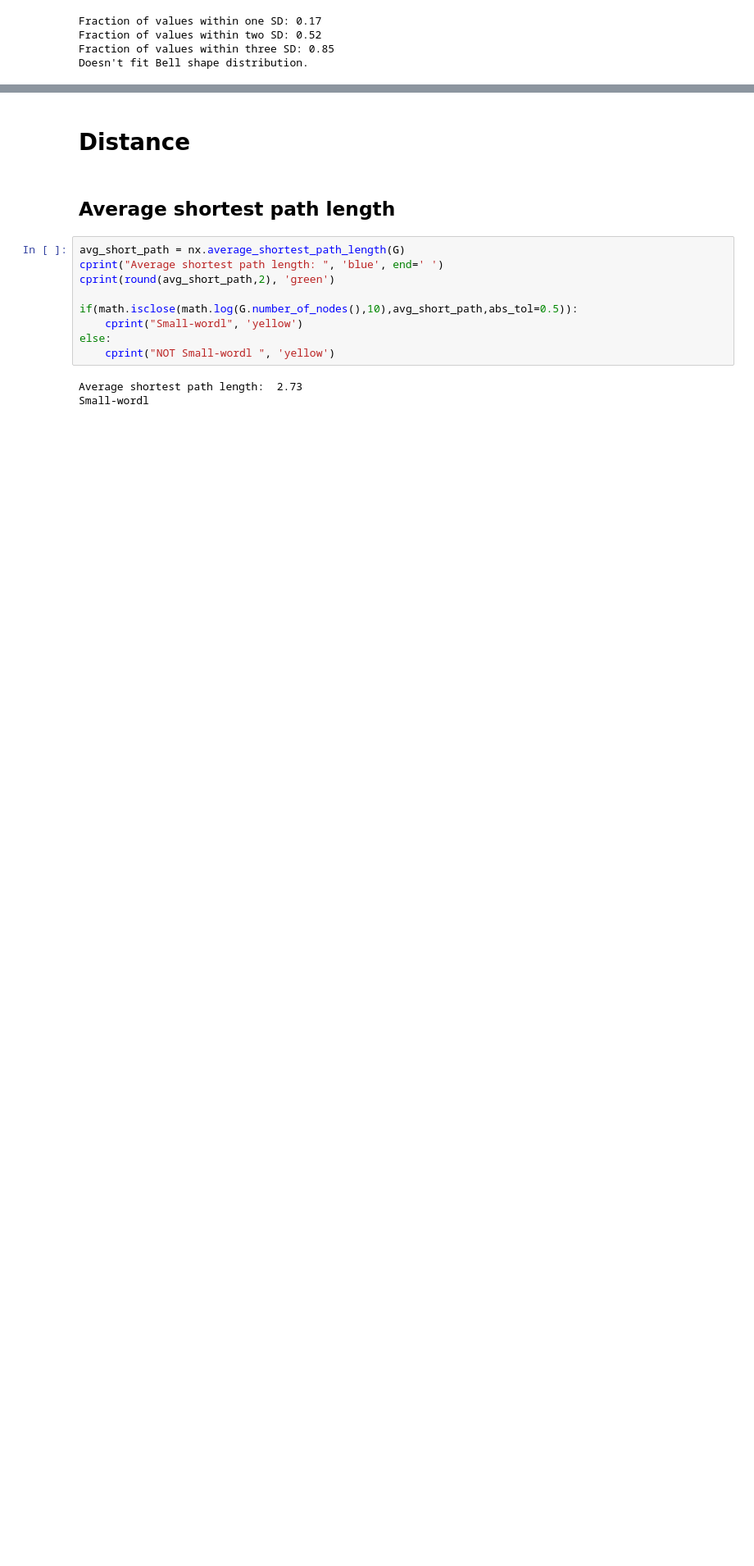
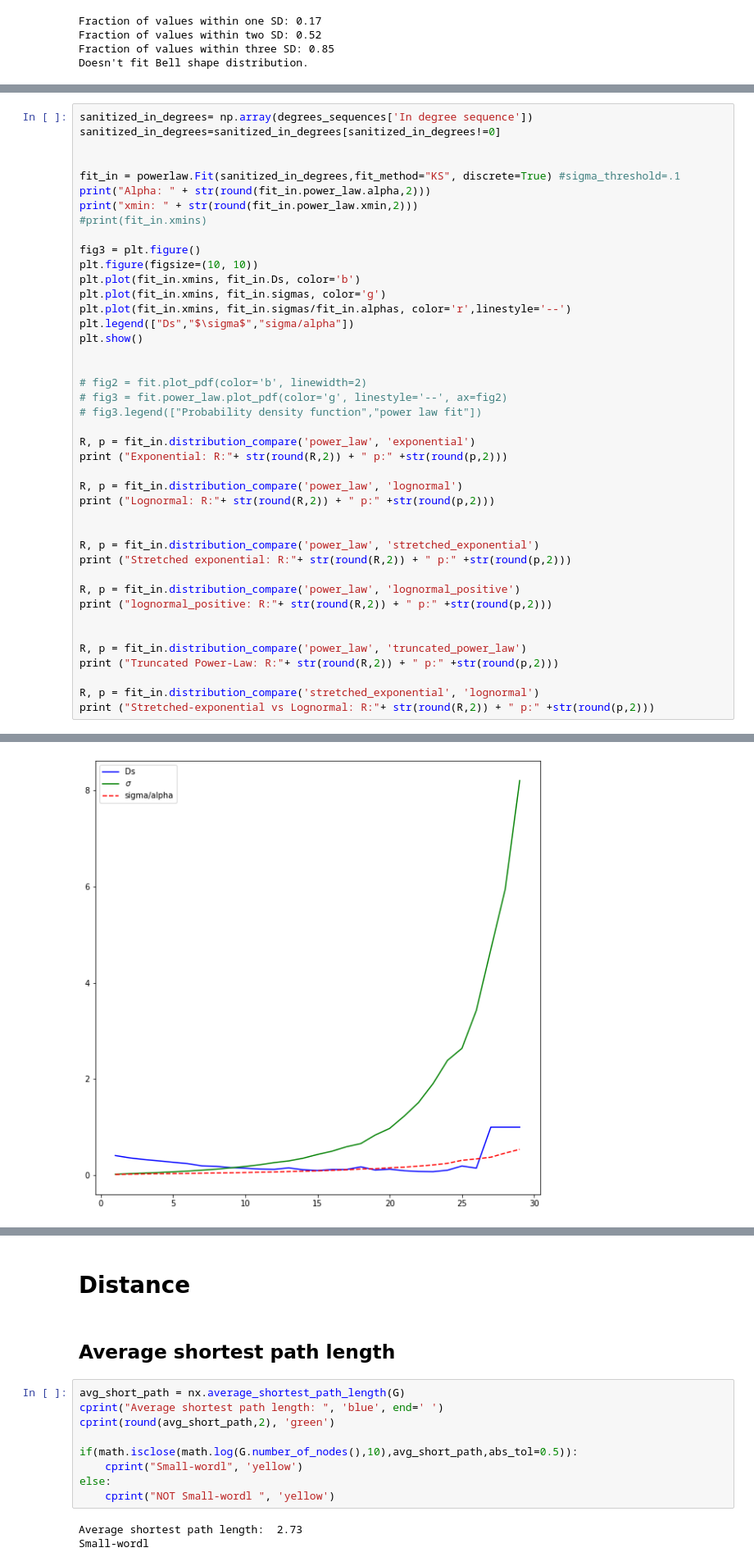
Before and after one commit to danielegerbaldo/Complex-Networks-Analysis-Project, a Jupyter notebook: CNA_Section_2_Network_Statistics.ipynb, the cells around one changed output, grey strips where cells are left out. Shown at 82% size. Drawn from its saved outputs; the diff is of its cells as text; blank space fills up the shorter version.

Commit message:
Final tuning in power law arguments

```diff
--- a/CNA_Section_2_Network_Statistics.ipynb
+++ b/CNA_Section_2_Network_Statistics.ipynb
@@ -313,0 +330,43 @@ fig4.legend(["Probability density function","power law fit", "lognormal", "stret
+# %%
+sanitized_in_degrees= np.array(degrees_sequences['In degree sequence'])
+sanitized_in_degrees=sanitized_in_degrees[sanitized_in_degrees!=0]
+
+
+fit_in = powerlaw.Fit(sanitized_in_degrees,fit_method="KS", discrete=True) #sigma_threshold=.1
+print("Alpha: " + str(round(fit_in.power_law.alpha,2)))
+print("xmin: " + str(round(fit_in.power_law.xmin,2)))
+#print(fit_in.xmins)
+
+fig3 = plt.figure()
+plt.figure(figsize=(10, 10))
+plt.plot(fit_in.xmins, fit_in.Ds, color='b')
+plt.plot(fit_in.xmins, fit_in.sigmas, color='g')
+plt.plot(fit_in.xmins, fit_in.sigmas/fit_in.alphas, color='r',linestyle='--')
+plt.legend(["Ds","$\sigma$","sigma/alpha"])
+plt.show()
+
+
+# fig2 = fit.plot_pdf(color='b', linewidth=2)
+# fig3 = fit.power_law.plot_pdf(color='g', linestyle='--', ax=fig2)
+# fig3.legend(["Probability density function","power law fit"])
+
+R, p = fit_in.distribution_compare('power_law', 'exponential')
+print ("Exponential: R:"+ str(round(R,2)) + " p:" +str(round(p,2)))
+
+R, p = fit_in.distribution_compare('power_law', 'lognormal')
+print ("Lognormal: R:"+ str(round(R,2)) + " p:" +str(round(p,2)))
+
+
+R, p = fit_in.distribution_compare('power_law', 'stretched_exponential')
+print ("Stretched exponential: R:"+ str(round(R,2)) + " p:" +str(round(p,2)))
+
+R, p = fit_in.distribution_compare('power_law', 'lognormal_positive')
+print ("lognormal_positive: R:"+ str(round(R,2)) + " p:" +str(round(p,2)))
+
+
+R, p = fit_in.distribution_compare('power_law', 'truncated_power_law')
+print ("Truncated Power-Law: R:"+ str(round(R,2)) + " p:" +str(round(p,2)))
+
+R, p = fit_in.distribution_compare('stretched_exponential', 'lognormal')
+print ("Stretched-exponential vs Lognormal: R:"+ str(round(R,2)) + " p:" +str(round(p,2)))
+# %% [output]
@@ -313,0 +377 @@ fig4.legend(["Probability density function","power law fit", "lognormal", "stret
+[figure, added]
```
Also changed, not shown: parts of 18 cells of this notebook.
